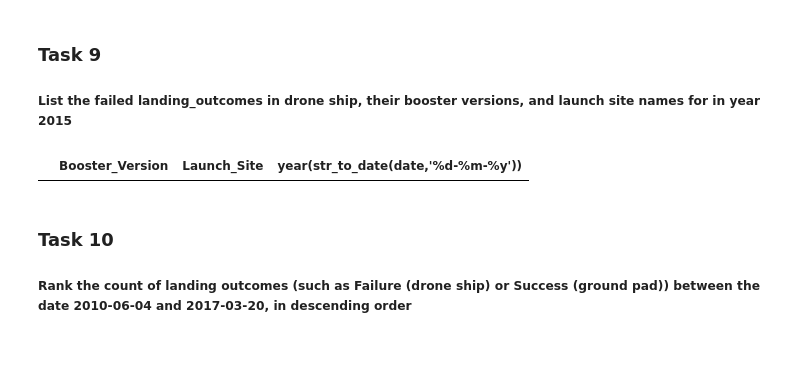
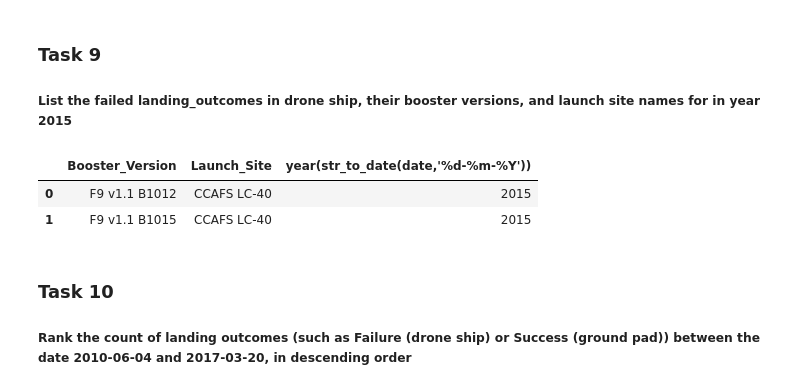
Before and after one commit to paverama/CourseraCapstone, a Jupyter notebook: jupyter-labs-eda-sql-coursera.ipynb, the cells around one changed output. Cells and saved outputs as stored; diff of their text form; code cells hidden in the pictures; blank space fills up the shorter version.

```diff
--- a/jupyter-labs-eda-sql-coursera.ipynb
+++ b/jupyter-labs-eda-sql-coursera.ipynb
@@ -433,10 +386,12 @@ df
 ##### List the failed landing_outcomes in drone ship, their booster versions, and launch site names for in year 2015
 # %%
 
-df = pd.read_sql_query("SELECT Booster_Version,Launch_Site,year(str_to_date(date,'%d-%m-%y')) FROM ibm_ds.spacex where Landing_OutCome = 'Failure (drone ship)' and year(str_to_date(date,'%d-%m-%y')) = '2015'",conn)
+df = pd.read_sql_query("SELECT Booster_Version,Launch_Site,year(str_to_date(date,'%d-%m-%Y')) FROM ibm_ds.spacex where Landing_OutCome = 'Failure (drone ship)' and year(str_to_date(date,'%d-%m-%Y')) = '2015'",conn)
 df
 # %% [output]
-|  | Booster_Version | Launch_Site | year(str_to_date(date,'%d-%m-%y')) |
+|  | Booster_Version | Launch_Site | year(str_to_date(date,'%d-%m-%Y')) |
+| 0 | F9 v1.1 B1012 | CCAFS LC-40 | 2015 |
+| 1 | F9 v1.1 B1015 | CCAFS LC-40 | 2015 |
 # %% [markdown]
 ### Task 10
 
```
Also changed, not shown: parts of 5 cells of this notebook.
